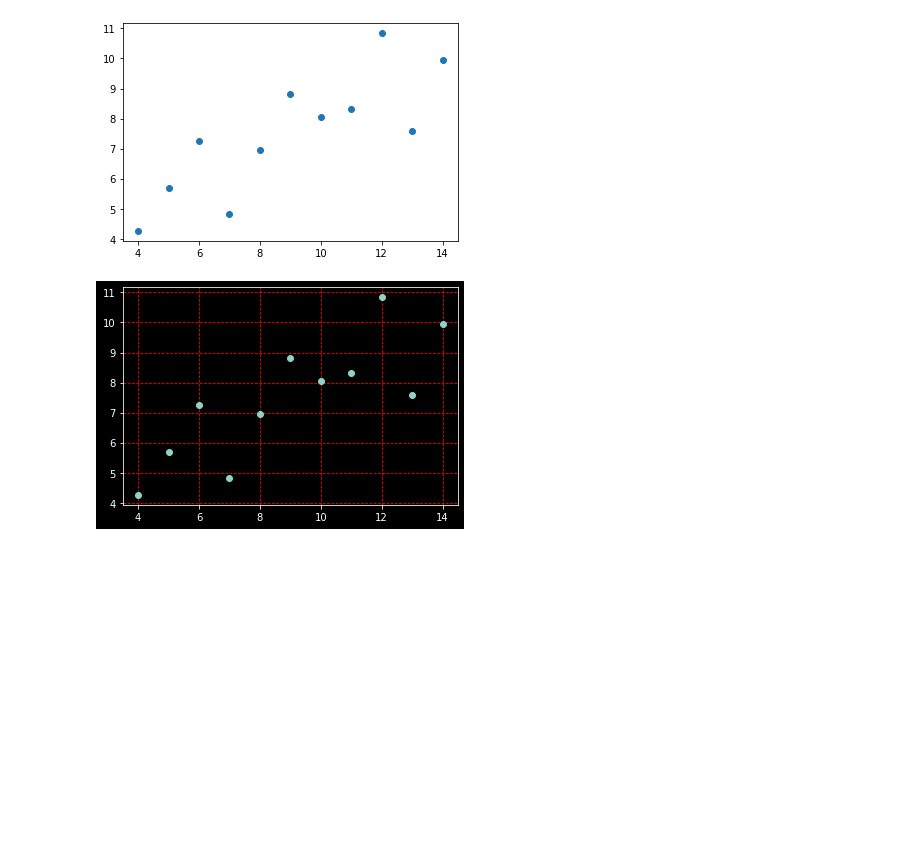
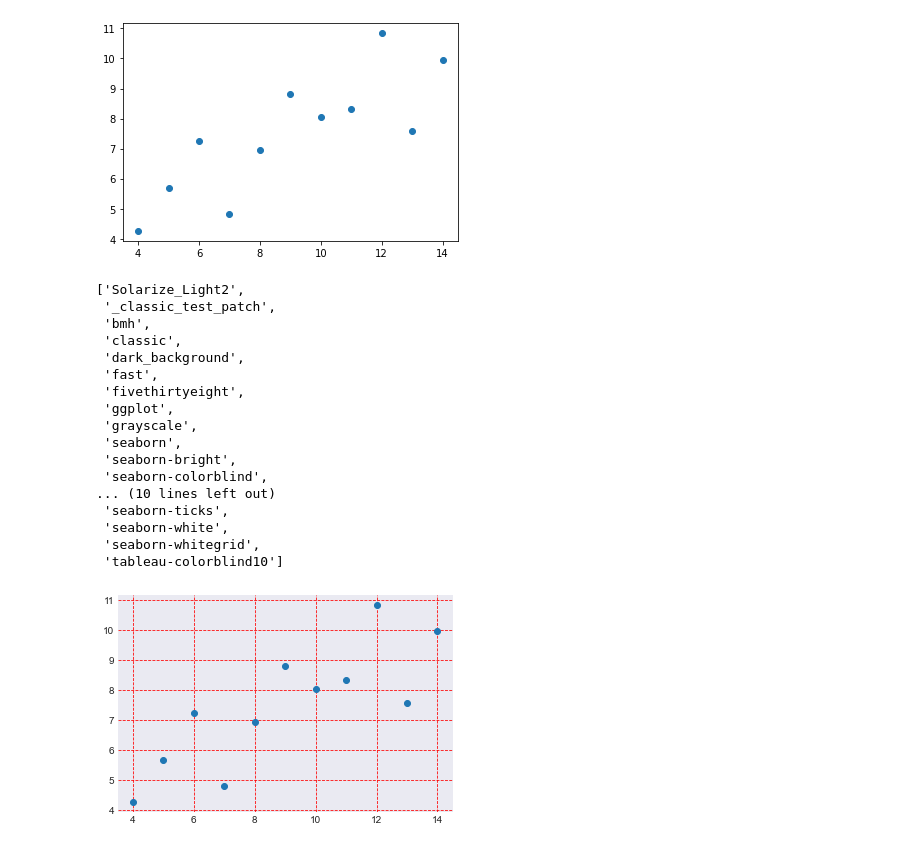
Before and after one commit to prakharjadaun/ML-Learn-With-Me, a Jupyter notebook: 06 - Introduction To Plotting.ipynb, the cells around one changed output. Cells and saved outputs as stored; diff of their text form; code cells hidden in the pictures; blank space fills up the shorter version.

```diff
--- a/06 - Introduction To Plotting.ipynb
+++ b/06 - Introduction To Plotting.ipynb
@@ -125,14 +125,35 @@ plt.plot(data1['x'],data1['y'],'o')
 # %%
 # Don't you think the above plot conveys what is supposed to but not that attractive
 # let's add some styles to our plot
-
-# I am using 'dark-background' style of pyplot
-
-plt.style.use('dark_background')
-plt.plot(data1['x'],data1['y'],'o')
-plt.grid(linestyle='--',color='red')
+# first get the list of available styles in matplotlib
+plt.style.available
 # %% [output]
-[figure, removed]
+['Solarize_Light2',
+ '_classic_test_patch',
+ 'bmh',
+ 'classic',
+ 'dark_background',
+ 'fast',
+ 'fivethirtyeight',
+ 'ggplot',
+ 'grayscale',
+ 'seaborn',
+ 'seaborn-bright',
+ 'seaborn-colorblind',
+... (10 lines left out)
+ 'seaborn-ticks',
+ 'seaborn-white',
+ 'seaborn-whitegrid',
+ 'tableau-colorblind10']
+# %%
+# I am using 'seaborn-dark' style. You can explore any of the style that you want to.
+
+plt.style.use('seaborn-dark')
+plt.plot(data1['x'],data1['y'],'o')
+plt.grid(linestyle='--',color='red')
+plt.show()
+# %% [output]
+[figure, added]
 # %%
 # lets plot the graph for all the 4 dataset and plot them in a single figure
 # from this cell you will learn to plot subplots of a figure
```
Also changed, not shown: parts of 1 cell of this notebook.
